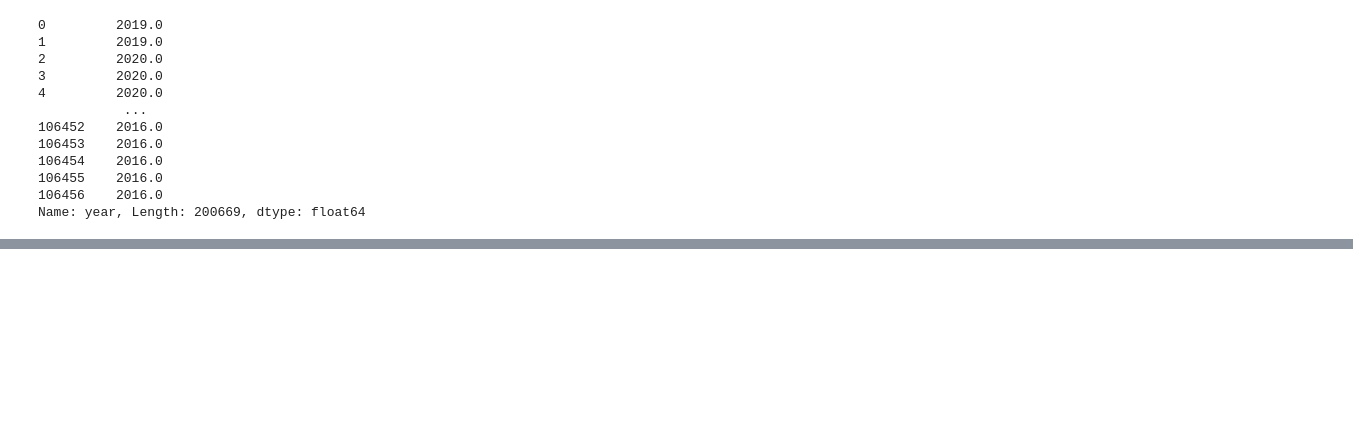
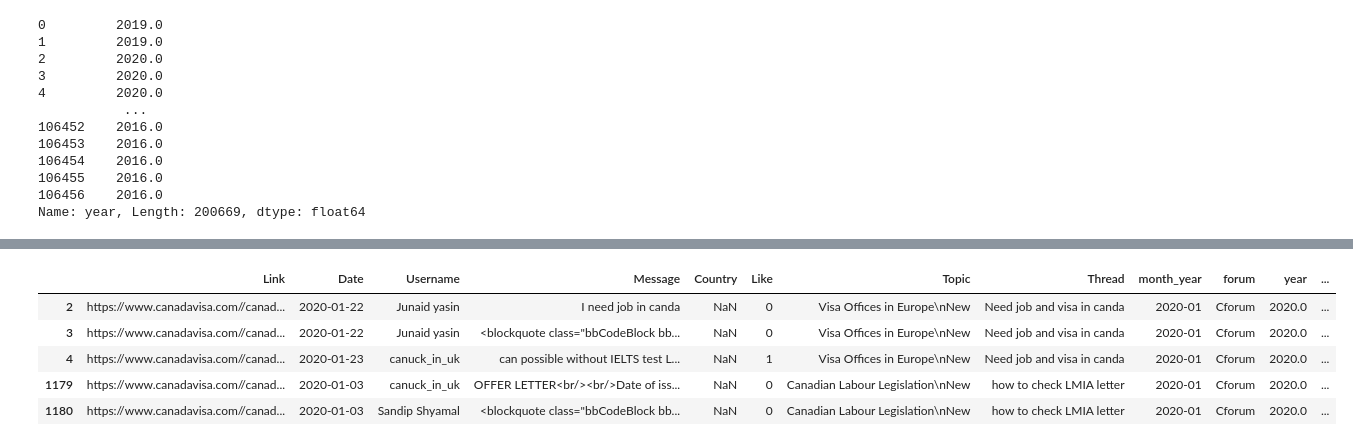
Before and after one commit to mkkhanzadi/AFdataanalysis, a Jupyter notebook: ComparativeDataAnalysis/Comparative 2.ipynb, the cells around one changed output, grey strips where cells are left out. Cells and saved outputs as stored; diff of their text form; code cells hidden in the pictures; blank space fills up the shorter version.

```diff
--- a/ComparativeDataAnalysis/Comparative 2.ipynb
+++ b/ComparativeDataAnalysis/Comparative 2.ipynb
@@ -88,0 +194,34 @@ Index(['Link', 'Date', 'Username', 'Message', 'Country', 'Like', 'Topic',
+# %%
+dfA = data.loc[df['forum'] == 'Aforum']
+dfA.to_pickle("Aforum.pkl")
+dfC = data.loc[df['forum'] == 'Cforum']
+dfC.to_pickle("Cforum.pkl")
+y2016A = dfA[dfA.year == 2016]
+y2016A.to_pickle("y2016A.pkl")
+y2017A = dfA[dfA.year == 2017]
+y2017A.to_pickle("y2017A.pkl")
+y2018A = dfA[dfA.year == 2018]
+y2018A.to_pickle("y2018A.pkl")
+y2019A = dfA[dfA.year == 2019]
+y2019A.to_pickle("y2019A.pkl")
+y2020A = dfA[dfA.year == 2020]
+y2020A.to_pickle("y2020A.pkl")
+# %%
+y2016C = dfC[dfC.year == 2016]
+y2016C.to_pickle("y2016C.pkl")
+y2017C = dfC[dfC.year == 2017]
+y2017C.to_pickle("y2017C.pkl")
+y2018C = dfC[dfC.year == 2018]
+y2018C.to_pickle("y2018C.pkl")
+y2019C = dfC[dfC.year == 2019]
+y2019C.to_pickle("y2019C.pkl")
+y2020C = dfC[dfC.year == 2020]
+y2020C.to_pickle("y2020C.pkl")
+y2020C.head()
+# %% [output]
+|  | Link | Date | Username | Message | Country | Like | Topic | Thread | month_year | forum | year | ... |
+| 2 | https://www.canadavisa.com//canad... | 2020-01-22 | Junaid yasin | I need job in canda | NaN | 0 | Visa Offices in Europe\nNew | Need job and visa in canda | 2020-01 | Cforum | 2020.0 | ... |
+| 3 | https://www.canadavisa.com//canad... | 2020-01-22 | Junaid yasin | <blockquote class="bbCodeBlock bb... | NaN | 0 | Visa Offices in Europe\nNew | Need job and visa in canda | 2020-01 | Cforum | 2020.0 | ... |
+| 4 | https://www.canadavisa.com//canad... | 2020-01-23 | canuck_in_uk | can possible without IELTS test L... | NaN | 1 | Visa Offices in Europe\nNew | Need job and visa in canda | 2020-01 | Cforum | 2020.0 | ... |
+| 1179 | https://www.canadavisa.com//canad... | 2020-01-03 | canuck_in_uk | OFFER LETTER<br/><br/>Date of iss... | NaN | 0 | Canadian Labour Legislation\nNew | how to check LMIA letter | 2020-01 | Cforum | 2020.0 | ... |
+| 1180 | https://www.canadavisa.com//canad... | 2020-01-03 | Sandip Shyamal | <blockquote class="bbCodeBlock bb... | NaN | 0 | Canadian Labour Legislation\nNew | how to check LMIA letter | 2020-01 | Cforum | 2020.0 | ... |
```
Also changed, not shown: parts of 92 cells of this notebook.
